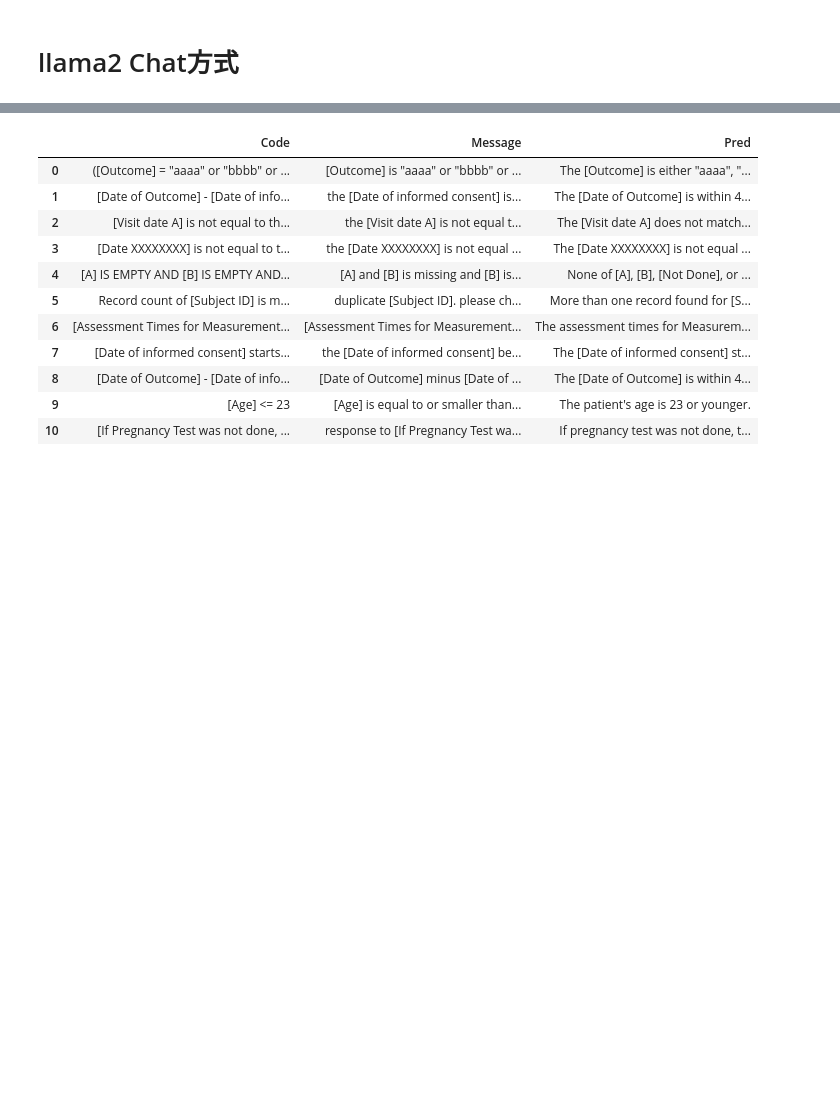
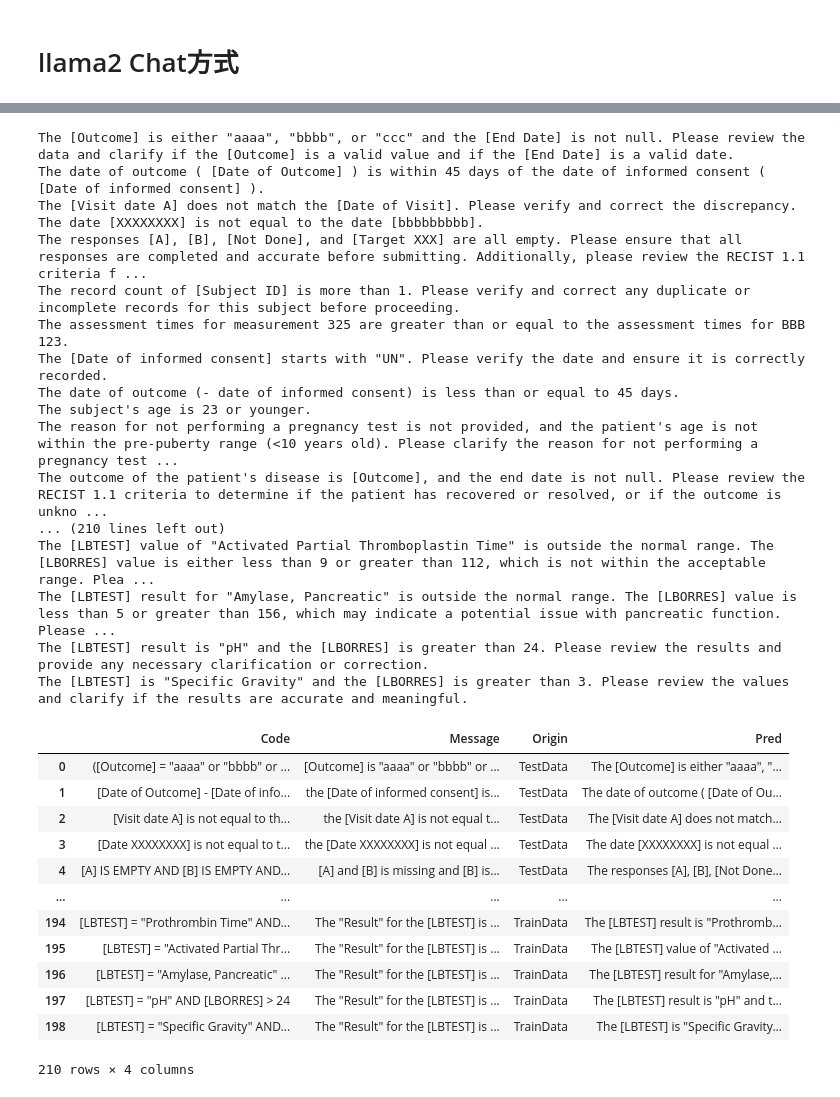
Before and after one commit to Takumi173/2023Test, a Jupyter notebook: PseudoCodeToText_Generation.ipynb, the cells around one changed output, grey strips where cells are left out. Drawn from its saved outputs; the diff is of its cells as text; code cells hidden in the pictures; blank space fills up the shorter version.

```diff
--- a/PseudoCodeToText_Generation.ipynb
+++ b/PseudoCodeToText_Generation.ipynb
@@ -193,4 +189,9 @@ Please note that the Code and Text are just examples, and
 # %%
 import pandas as pd
-Test_Data = pd.read_csv('TestData_Ver.0.4.csv')
-Train_Data = pd.read_csv('TrainData_Ver.0.4.csv')
+df1 = pd.read_csv('TestData_Ver.0.4.csv')
+df1["Origin"] = "TestData"
+df2 = pd.read_csv('TrainData_Ver.0.4.csv')
+df2["Origin"] = "TrainData"
+
+df = pd.concat([df1,df2],axis = 0)
+df
@@ -197,38 +212,56 @@ Train_Data = pd.read_csv('TrainData_Ver.0.4.csv')
 # %%
 import pandas as pd
 import warnings
 warnings.simplefilter('ignore')
 
 from tqdm.auto import tqdm
 import gc
 
 PredList = []
-for i in tqdm(Test_Data['Code'].tolist()):
+for i in tqdm(df['Code'].tolist()):
 
-  x = GeneratePrediction(i).split("\n")[0]
-
+  x = GeneratePrediction(i).split("Text:")[1].strip()
+  print(x)
   PredList.append(x)
   def flush():
     gc.collect()
     torch.cuda.empty_cache()
     torch.cuda.reset_peak_memory_stats()
   flush()
 
 
-Pred_test = Test_Data
-Pred_test['Pred'] = PredList
+df_pred = df
+df_pred['Pred'] = PredList
 
-Pred_test
+df_pred
 # %% [output]
+The [Outcome] is either "aaaa", "bbbb", or "ccc" and the [End Date] is not null. Please review the data and clarify if the [Outcome] is a valid value and if the [End Date] is a valid date.
+The date of outcome ( [Date of Outcome] ) is within 45 days of the date of informed consent ( [Date of informed consent] ).
+The [Visit date A] does not match the [Date of Visit]. Please verify and correct the discrepancy.
+The date [XXXXXXXX] is not equal to the date [bbbbbbbbb].
+The responses [A], [B], [Not Done], and [Target XXX] are all empty. Please ensure that all responses are completed and accurate before submitting. Additionally, please review the RECIST 1.1 criteria f ...
+The record count of [Subject ID] is more than 1. Please verify and correct any duplicate or incomplete records for this subject before proceeding.
+The assessment times for measurement 325 are greater than or equal to the assessment times for BBB 123.
+The [Date of informed consent] starts with "UN". Please verify the date and ensure it is correctly recorded.
+The date of outcome (- date of informed consent) is less than or equal to 45 days.
+The subject's age is 23 or younger.
+The reason for not performing a pregnancy test is not provided, and the patient's age is not within the pre-puberty range (<10 years old). Please clarify the reason for not performing a pregnancy test ...
+The outcome of the patient's disease is [Outcome], and the end date is not null. Please review the RECIST 1.1 criteria to determine if the patient has recovered or resolved, or if the outcome is unkno ...
+... (210 lines left out)
+The [LBTEST] value of "Activated Partial Thromboplastin Time" is outside the normal range. The [LBORRES] value is either less than 9 or greater than 112, which is not within the acceptable range. Plea ...
+The [LBTEST] result for "Amylase, Pancreatic" is outside the normal range. The [LBORRES] value is less than 5 or greater than 156, which may indicate a potential issue with pancreatic function. Please ...
+The [LBTEST] result is "pH" and the [LBORRES] is greater than 24. Please review the results and provide any necessary clarification or correction.
+The [LBTEST] is "Specific Gravity" and the [LBORRES] is greater than 3. Please review the values and clarify if the results are accurate and meaningful.
-|  | Code | Message | Pred |
-| 0 | ([Outcome] = "aaaa" or "bbbb" or ... | [Outcome] is "aaaa" or "bbbb" or ... | The [Outcome] is either "aaaa", "... |
-| 1 | [Date of Outcome] - [Date of info... | the [Date of informed consent] is... | The [Date of Outcome] is within 4... |
-| 2 | [Visit date A] is not equal to th... | the [Visit date A] is not equal t... | The [Visit date A] does not match... |
-| 3 | [Date XXXXXXXX] is not equal to t... | the [Date XXXXXXXX] is not equal ... | The [Date XXXXXXXX] is not equal ... |
-| 4 | [A] IS EMPTY AND [B] IS EMPTY AND... | [A] and [B] is missing and [B] is... | None of [A], [B], [Not Done], or ... |
-| 5 | Record count of [Subject ID] is m... | duplicate [Subject ID]. please ch... | More than one record found for [S... |
-| 6 | [Assessment Times for Measurement... | [Assessment Times for Measurement... | The assessment times for Measurem... |
-| 7 | [Date of informed consent] starts... | the [Date of informed consent] be... | The [Date of informed consent] st... |
-| 8 | [Date of Outcome] - [Date of info... | [Date of Outcome] minus [Date of ... | The [Date of Outcome] is within 4... |
-| 9 | [Age] <= 23 | [Age] is equal to or smaller than... | The patient's age is 23 or younger. |
-| 10 | [If Pregnancy Test was not done, ... | response to [If Pregnancy Test wa... | If pregnancy test was not done, t... |
+|  | Code | Message | Origin | Pred |
+| 0 | ([Outcome] = "aaaa" or "bbbb" or ... | [Outcome] is "aaaa" or "bbbb" or ... | TestData | The [Outcome] is either "aaaa", "... |
+| 1 | [Date of Outcome] - [Date of info... | the [Date of informed consent] is... | TestData | The date of outcome ( [Date of Ou... |
+| 2 | [Visit date A] is not equal to th... | the [Visit date A] is not equal t... | TestData | The [Visit date A] does not match... |
+| 3 | [Date XXXXXXXX] is not equal to t... | the [Date XXXXXXXX] is not equal ... | TestData | The date [XXXXXXXX] is not equal ... |
+| 4 | [A] IS EMPTY AND [B] IS EMPTY AND... | [A] and [B] is missing and [B] is... | TestData | The responses [A], [B], [Not Done... |
+| ... | ... | ... | ... | ... |
+| 194 | [LBTEST] = "Prothrombin Time" AND... | The "Result" for the [LBTEST] is ... | TrainData | The [LBTEST] result is "Prothromb... |
+| 195 | [LBTEST] = "Activated Partial Thr... | The "Result" for the [LBTEST] is ... | TrainData | The [LBTEST] value of "Activated ... |
+| 196 | [LBTEST] = "Amylase, Pancreatic" ... | The "Result" for the [LBTEST] is ... | TrainData | The [LBTEST] result for "Amylase,... |
+| 197 | [LBTEST] = "pH" AND [LBORRES] > 24 | The "Result" for the [LBTEST] is ... | TrainData | The [LBTEST] result is "pH" and t... |
+| 198 | [LBTEST] = "Specific Gravity" AND... | The "Result" for the [LBTEST] is ... | TrainData | The [LBTEST] is "Specific Gravity... |
+210 rows × 4 columns
```
Also changed, not shown: parts of 6 cells of this notebook.
